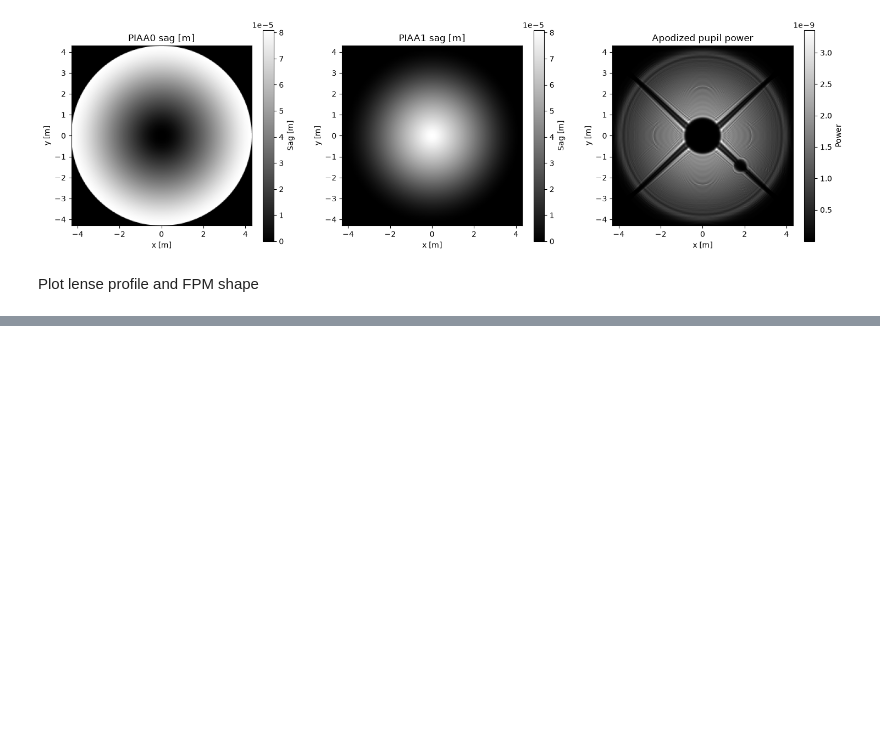
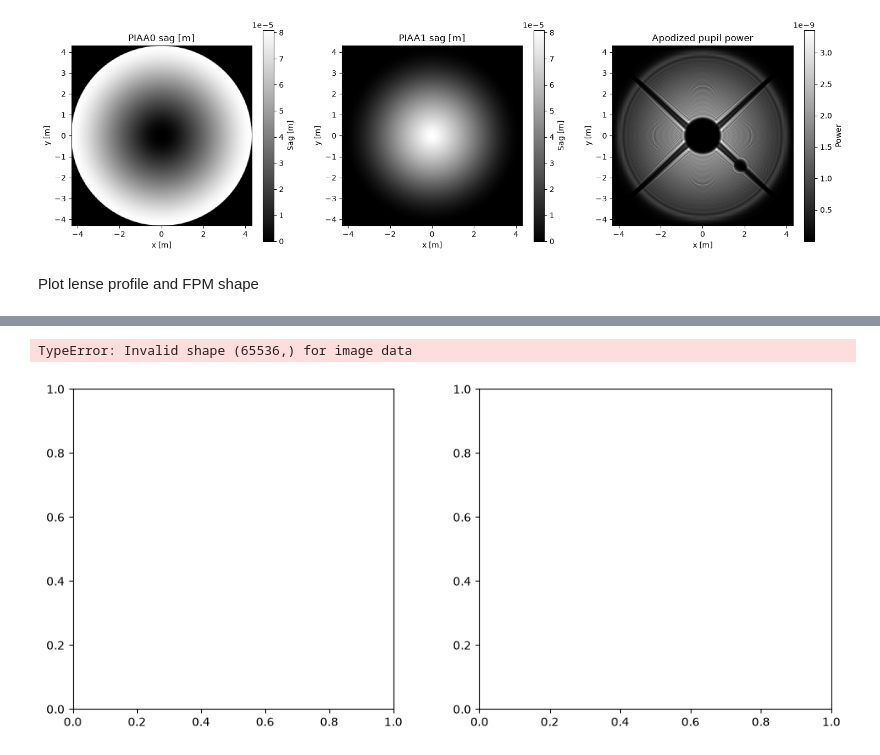
Before and after one commit to armandbl/PIAACMC, a Jupyter notebook: PIAACMC.ipynb, the cells around one changed output, grey strips where cells are left out. Saved outputs shown, nothing was run; the diff lists cells and outputs as text; code cells hidden in the pictures; blank space fills up the shorter version.

```diff
--- a/PIAACMC.ipynb
+++ b/PIAACMC.ipynb
@@ -198,0 +219,14 @@ plt.show()
+# %%
+fig, ax = plt.subplots(1, 2, figsize=(12, 5))
+ax[0].imshow(np.log10(wf_apodized.power / wf_apodized.power.max()), cmap='inferno')
+ax[0].set_title('Apodized pupil power')
+ax[0].set_xlabel('x [m]')
+ax[0].set_ylabel('y [m]')
+ax[1].imshow(np.log10(wf_fpm.power / wf_fpm.power.max()), cmap='inferno')
+ax[1].set_title('FPM pupil power')
+ax[1].set_xlabel('x [m]')
+ax[1].set_ylabel('y [m]')
+plt.show()
+# %% [output]
+TypeError: Invalid shape (65536,) for image data
+[figure, added]
```
Also changed, not shown: parts of 4 cells of this notebook.
